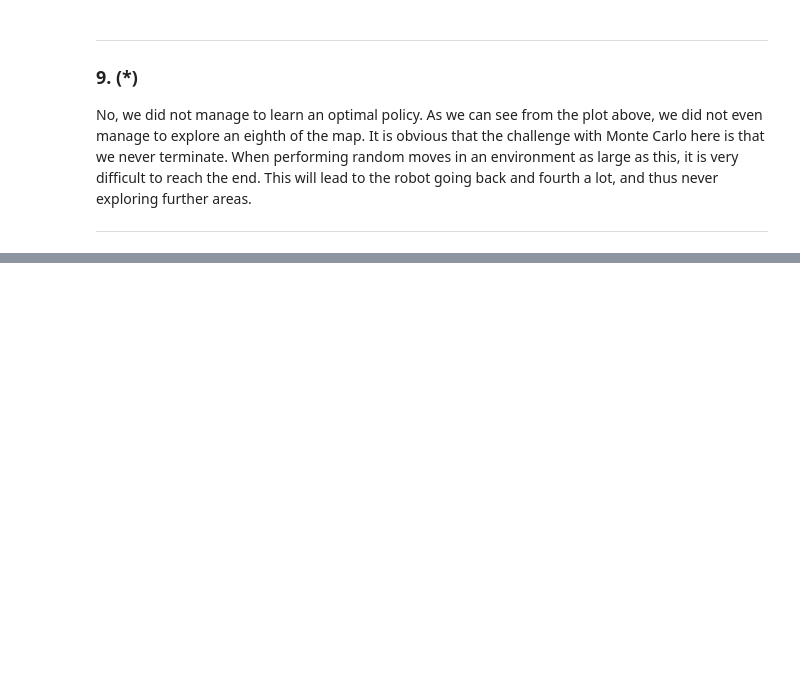
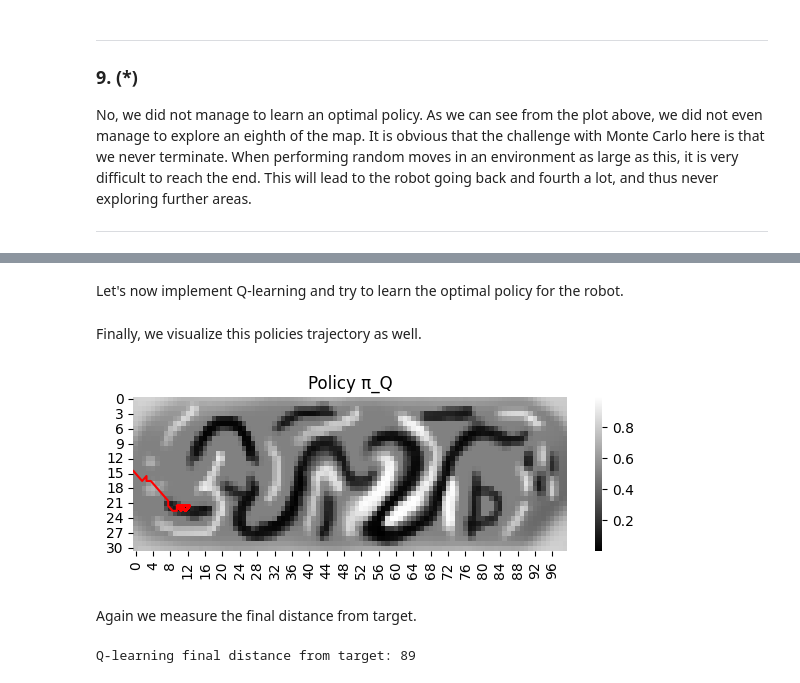
Before and after one commit to RunarFosse/INF368A-Problems, a Jupyter notebook: Problem Set 3/Report.ipynb, the cells around one changed output, grey strips where cells are left out. Saved outputs shown, nothing was run; the diff lists cells and outputs as text; code cells hidden in the pictures; blank space fills up the shorter version.

```diff
--- a/Problem Set 3/Report.ipynb
+++ b/Problem Set 3/Report.ipynb
@@ -201,0 +515,2 @@ No, we did not manage to learn an optimal policy. As we can see from the plot ab
+# %% [markdown]
+Let's now implement Q-learning and try to learn the optimal policy for the robot.
@@ -201,0 +545,39 @@ No, we did not manage to learn an optimal policy. As we can see from the plot ab
+# %% [markdown]
+Finally, we visualize this policies trajectory as well.
+# %%
+trajectory_Q = []
+observation, info = env.reset()
+terminated = truncated = False
+while not (terminated or truncated):
+    # Perform current policy's action from state
+    state = (observation["agent"]["pos"][0], observation["agent"]["pos"][1])
+    action = π_Q[state]
+    observation, reward, terminated, truncated, info = env.step(action)
+
+    # Record new state and action
+    new_state = (observation["agent"]["pos"][0], observation["agent"]["pos"][1])
+    trajectory_Q.append(state)
+trajectory_Q.append(new_state)
+
+# Let's plot the values as a heatmap
+plt.figure(figsize=(7,2))
+sns.heatmap(env.MAP, cmap="gray")
+plt.plot(np.array(trajectory_Q)[:, 1], np.array(trajectory_Q)[:, 0], c="r")
+plt.title("Policy π_Q")
+plt.show()
+# %% [output]
+[figure, added]
+# %% [markdown]
+Again we measure the final distance from target.
+# %%
+# Q-learning
+observation, info = env.reset()
+terminated = truncated = False
+while not (terminated or truncated):
+    # Perform current policy's action from state
+    state = (observation["agent"]["pos"][0], observation["agent"]["pos"][1])
+    action = π_Q[state]
+    observation, reward, terminated, truncated, info = env.step(action)
+print("Q-learning final distance from target:", info["distance"])
+# %% [output]
+Q-learning final distance from target: 89
```
Also changed, not shown: parts of 24 cells of this notebook, 6 other files.
